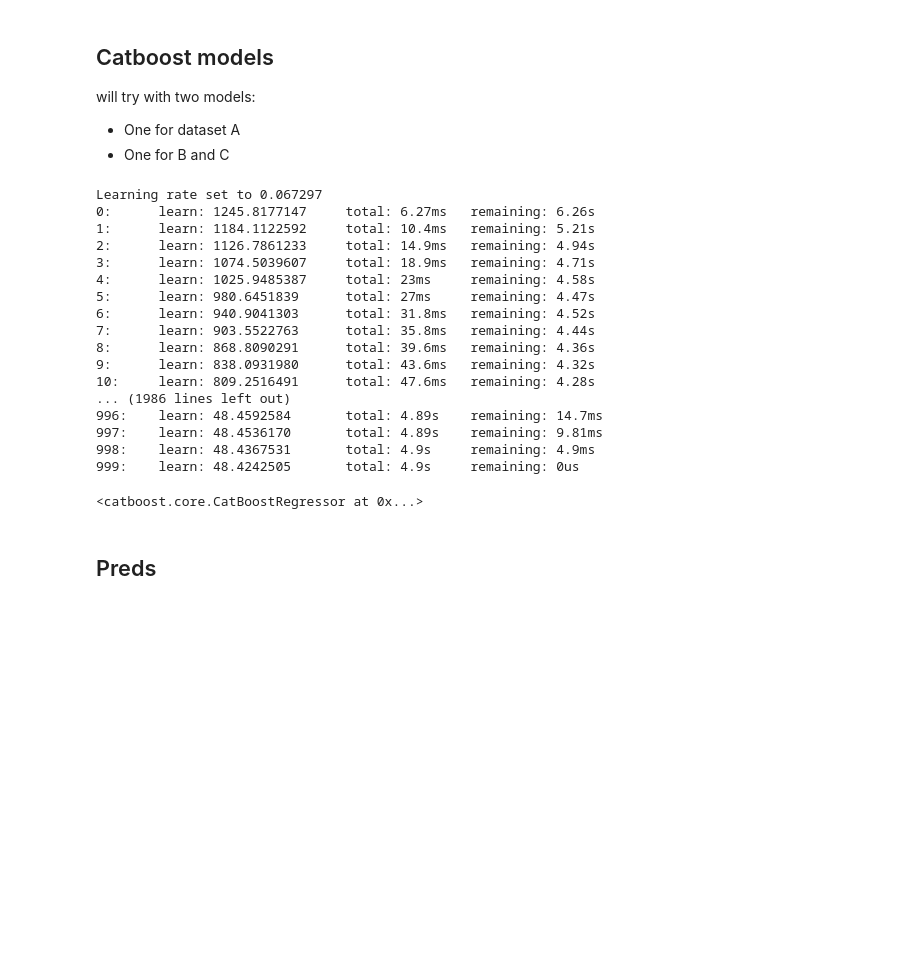
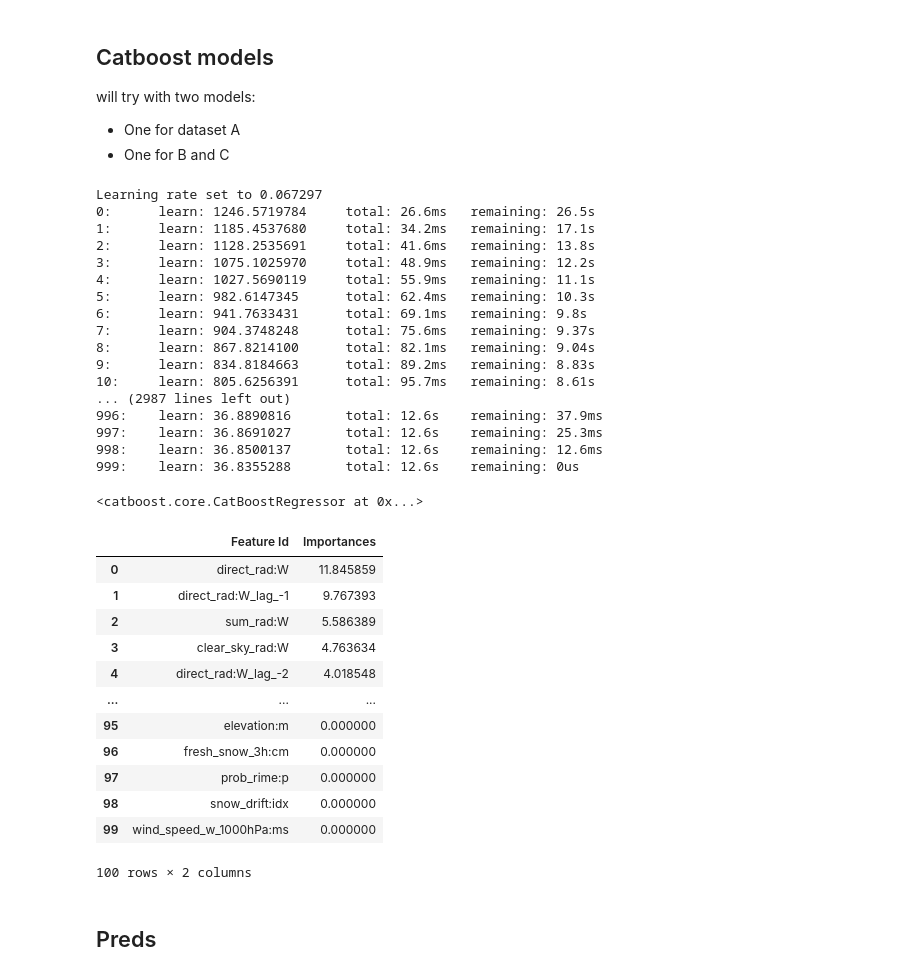
Before and after one commit to nasols/TDT4174-Machine-Learning, a Jupyter notebook: log_preds/cys_preds.ipynb, the cells around one changed output. Drawn from its saved outputs; the diff is of its cells as text; code cells hidden in the pictures; blank space fills up the shorter version.

```diff
--- a/log_preds/cys_preds.ipynb
+++ b/log_preds/cys_preds.ipynb
@@ -16,18 +16,20 @@ dm = dml
 # %% [markdown]
 ## Getting data
 # %%
-X_A_train = dm.data_A.iloc[:, 2:-1]
+print(dm.data_A.columns)
+
+X_A_train = dm.data_A.iloc[:, 2:]
 Y_A_train = dm.data_A.iloc[:, 1]
 
-X_B_train = dm.data_B.iloc[:, 2:-1]
+X_B_train = dm.data_B.iloc[:, 2:]
 Y_B_train = dm.data_B.iloc[:, 1]
 
-X_C_train = dm.data_C.iloc[:, 2:-1]
+X_C_train = dm.data_C.iloc[:, 2:]
 Y_C_train = dm.data_C.iloc[:, 1]
 
 X_A_test = dm.X_test_estimated_a[dm.X_test_estimated_a.columns.intersection(X_A_train.columns)]
 X_B_test = dm.X_test_estimated_b[dm.X_test_estimated_a.columns.intersection(X_A_train.columns)]
 X_C_test = dm.X_test_estimated_c[dm.X_test_estimated_a.columns.intersection(X_A_train.columns)]
 
-Y_A_train
+#X_A_train['direct_rad:W_lag_12']
 # %% [output]
@@ -65,23 +66,40 @@ catModel_c.fit(X_C_train,Y_C_train)
 #catModel_bc.fit(X_BC_train,Y_BC_train)
 # %% [output]
 Learning rate set to 0.067297
-0:      learn: 1245.8177147     total: 6.27ms   remaining: 6.26s
-1:      learn: 1184.1122592     total: 10.4ms   remaining: 5.21s
-2:      learn: 1126.7861233     total: 14.9ms   remaining: 4.94s
-3:      learn: 1074.5039607     total: 18.9ms   remaining: 4.71s
-4:      learn: 1025.9485387     total: 23ms     remaining: 4.58s
-5:      learn: 980.6451839      total: 27ms     remaining: 4.47s
-6:      learn: 940.9041303      total: 31.8ms   remaining: 4.52s
-7:      learn: 903.5522763      total: 35.8ms   remaining: 4.44s
-8:      learn: 868.8090291      total: 39.6ms   remaining: 4.36s
-9:      learn: 838.0931980      total: 43.6ms   remaining: 4.32s
-10:     learn: 809.2516491      total: 47.6ms   remaining: 4.28s
-... (1986 lines left out)
-996:    learn: 48.4592584       total: 4.89s    remaining: 14.7ms
-997:    learn: 48.4536170       total: 4.89s    remaining: 9.81ms
-998:    learn: 48.4367531       total: 4.9s     remaining: 4.9ms
-999:    learn: 48.4242505       total: 4.9s     remaining: 0us
+0:      learn: 1246.5719784     total: 26.6ms   remaining: 26.5s
+1:      learn: 1185.4537680     total: 34.2ms   remaining: 17.1s
+2:      learn: 1128.2535691     total: 41.6ms   remaining: 13.8s
+3:      learn: 1075.1025970     total: 48.9ms   remaining: 12.2s
+4:      learn: 1027.5690119     total: 55.9ms   remaining: 11.1s
+5:      learn: 982.6147345      total: 62.4ms   remaining: 10.3s
+6:      learn: 941.7633431      total: 69.1ms   remaining: 9.8s
+7:      learn: 904.3748248      total: 75.6ms   remaining: 9.37s
+8:      learn: 867.8214100      total: 82.1ms   remaining: 9.04s
+9:      learn: 834.8184663      total: 89.2ms   remaining: 8.83s
+10:     learn: 805.6256391      total: 95.7ms   remaining: 8.61s
+... (2987 lines left out)
+996:    learn: 36.8890816       total: 12.6s    remaining: 37.9ms
+997:    learn: 36.8691027       total: 12.6s    remaining: 25.3ms
+998:    learn: 36.8500137       total: 12.6s    remaining: 12.6ms
+999:    learn: 36.8355288       total: 12.6s    remaining: 0us
 <catboost.core.CatBoostRegressor at 0x...>
+# %%
+# Feature importance
+catModel_a.get_feature_importance(prettified=True)
+# %% [output]
+|  | Feature Id | Importances |
+| 0 | direct_rad:W | 11.845859 |
+| 1 | direct_rad:W_lag_-1 | 9.767393 |
+| 2 | sum_rad:W | 5.586389 |
+| 3 | clear_sky_rad:W | 4.763634 |
+| 4 | direct_rad:W_lag_-2 | 4.018548 |
+| ... | ... | ... |
+| 95 | elevation:m | 0.000000 |
+| 96 | fresh_snow_3h:cm | 0.000000 |
+| 97 | prob_rime:p | 0.000000 |
+| 98 | snow_drift:idx | 0.000000 |
+| 99 | wind_speed_w_1000hPa:ms | 0.000000 |
+100 rows × 2 columns
 # %% [markdown]
 ## Preds
 # %%
```
Also changed, not shown: parts of 2 cells of this notebook, 9 other files.
